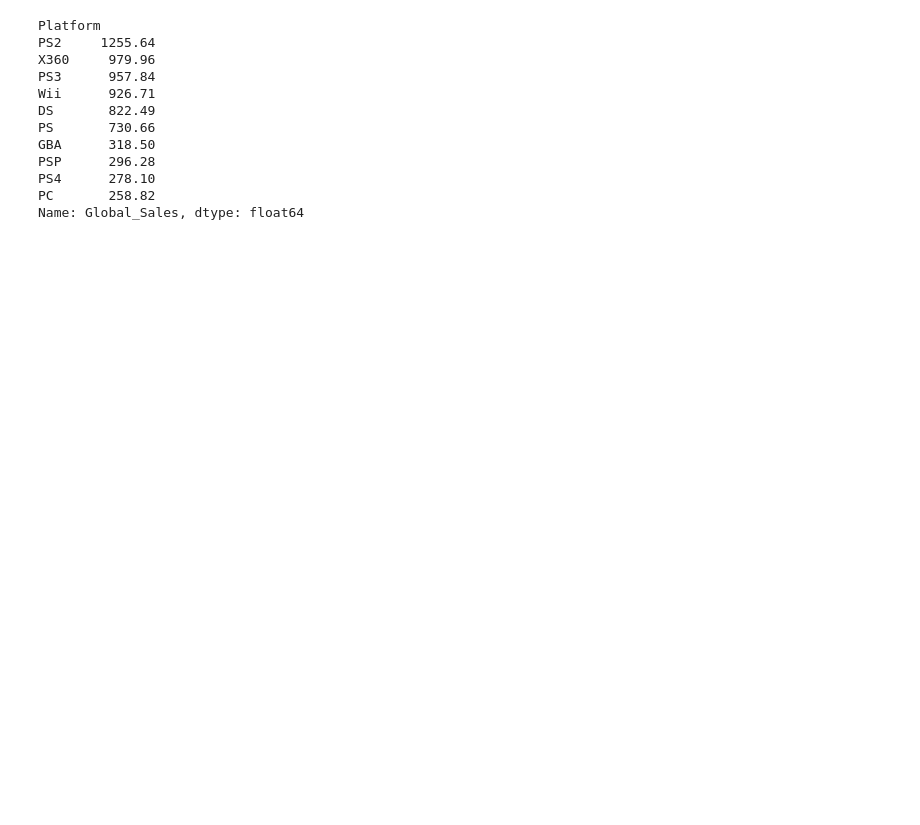
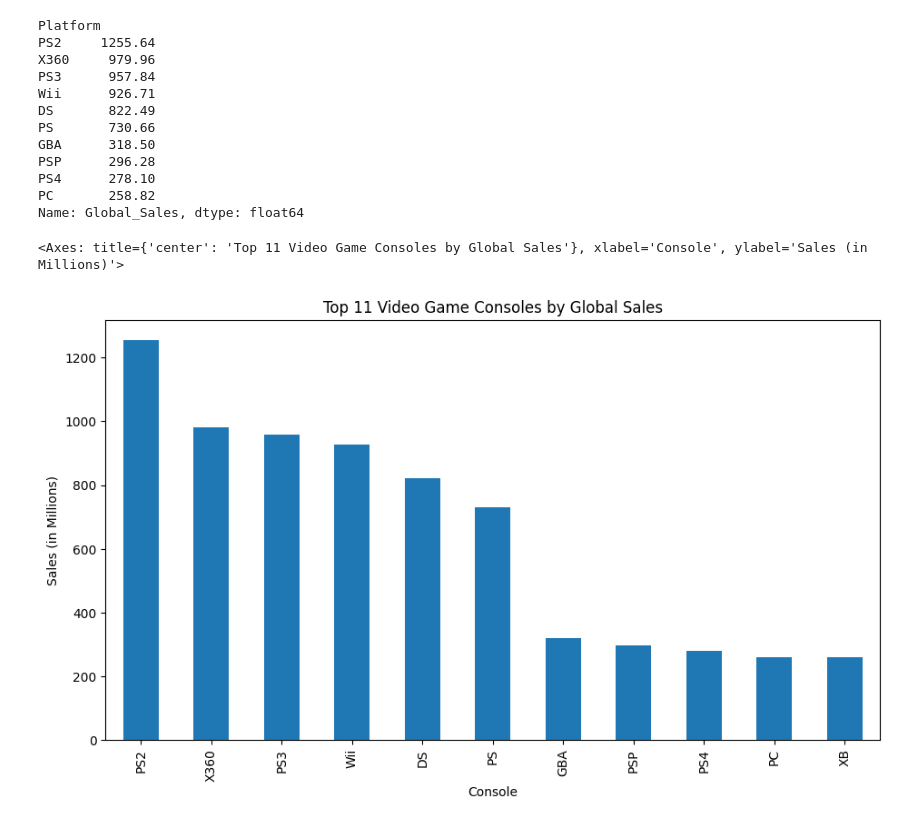
Before and after one commit to Maky-Kaba/maky_data_platform, a Jupyter notebook: notebooks/01-data-analysis.ipynb, the cells around one changed output. Saved outputs shown, nothing was run; the diff lists cells and outputs as text; code cells hidden in the pictures; blank space fills up the shorter version.

Commit message:
Feat: Add data analysis notebook with visualization

```diff
--- a/notebooks/01-data-analysis.ipynb
+++ b/notebooks/01-data-analysis.ipynb
@@ -125,0 +132,16 @@ Name: Global_Sales, dtype: float64
+# %%
+# We already calculated 'top_consoles' in the previous cell.
+# Let's take just the top 10 to keep the chart clean.
+top_10_consoles = top_consoles.head(11)
+# %%
+# Create the plot
+top_10_consoles.plot(
+    kind='bar',
+    figsize=(11, 6),
+    title='Top 11 Video Game Consoles by Global Sales',
+    xlabel='Console',
+    ylabel='Sales (in Millions)'
+)
+# %% [output]
+<Axes: title={'center': 'Top 11 Video Game Consoles by Global Sales'}, xlabel='Console', ylabel='Sales (in Millions)'>
+[figure, added]
```
Also changed, not shown: parts of 3 cells of this notebook, 1 other file.
